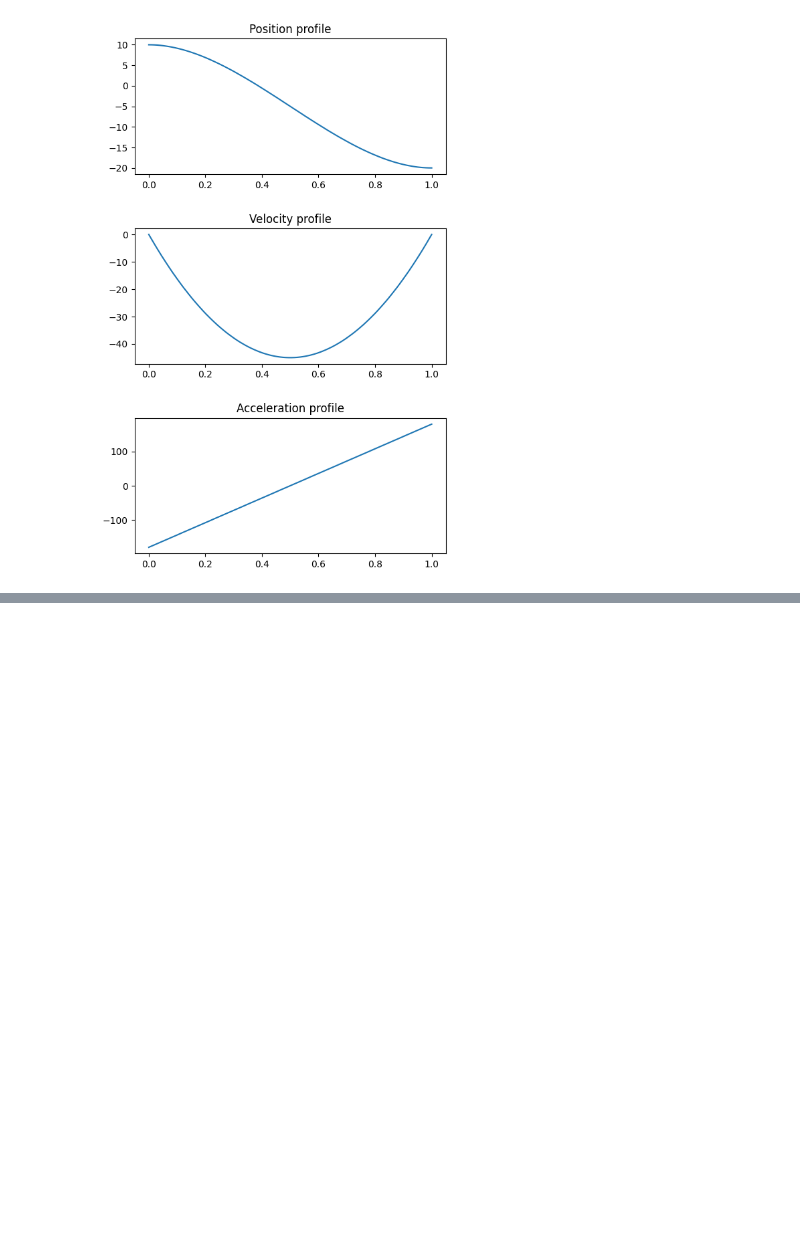
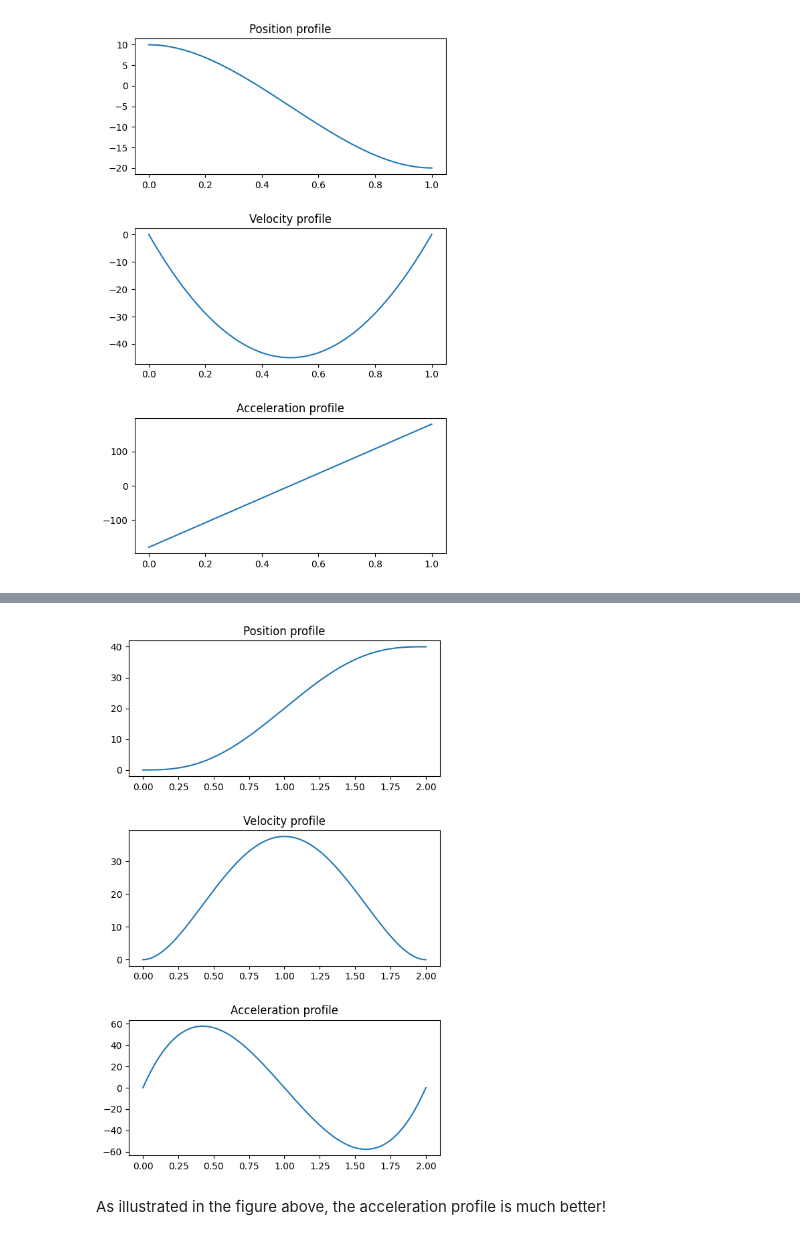
Before and after one commit to Thoalfeqar-gata/Robotics-and-Automation-Master-Degree, a Jupyter notebook: Path planning.ipynb, the cells around one changed output, grey strips where cells are left out. Drawn from its saved outputs; the diff is of its cells as text; code cells hidden in the pictures; blank space fills up the shorter version.

```diff
--- a/Path planning.ipynb
+++ b/Path planning.ipynb
@@ -63,0 +116,23 @@ plt.show()
+# %%
+position = a[0, 0] + a[1, 0]*t + a[2, 0]*t**2 + a[3, 0]*t**3 + a[4, 0]*t**4 + a[5, 0]*t**5
+velocity = a[1, 0] + 2*a[2, 0]*t + 3*a[3, 0]*t**2 + 4*a[4, 0]*t**3 + 5*a[5, 0]*t**4
+acceleration = 2*a[2, 0] + 6*a[3, 0]*t + 12*a[4, 0]*t**2 + 20*a[5, 0]*t**3
+# %%
+plt.figure(figsize = (6, 10))
+plt.subplots_adjust(hspace = 0.4)
+plt.subplot(3, 1, 1)
+plt.title('Position profile')
+plt.plot(t, position)
+
+plt.subplot(3, 1, 2)
+plt.title('Velocity profile')
+plt.plot(t, velocity)
+
+plt.subplot(3, 1, 3)
+plt.title('Acceleration profile')
+plt.plot(t, acceleration)
+plt.show()
+# %% [output]
+[figure, added]
+# %% [markdown]
+As illustrated in the figure above, the acceleration profile is much better!
```
Also changed, not shown: parts of 4 cells of this notebook.
